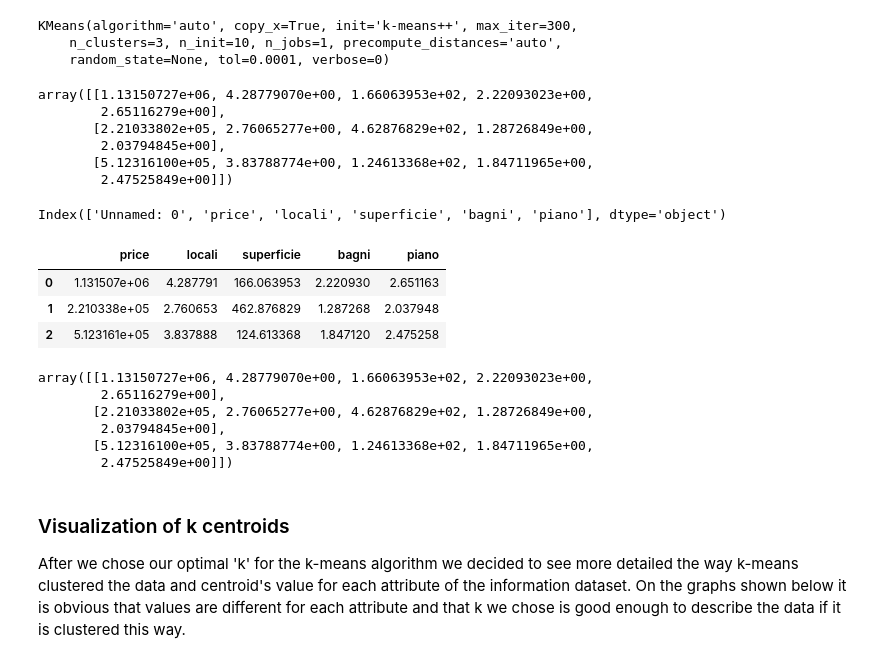
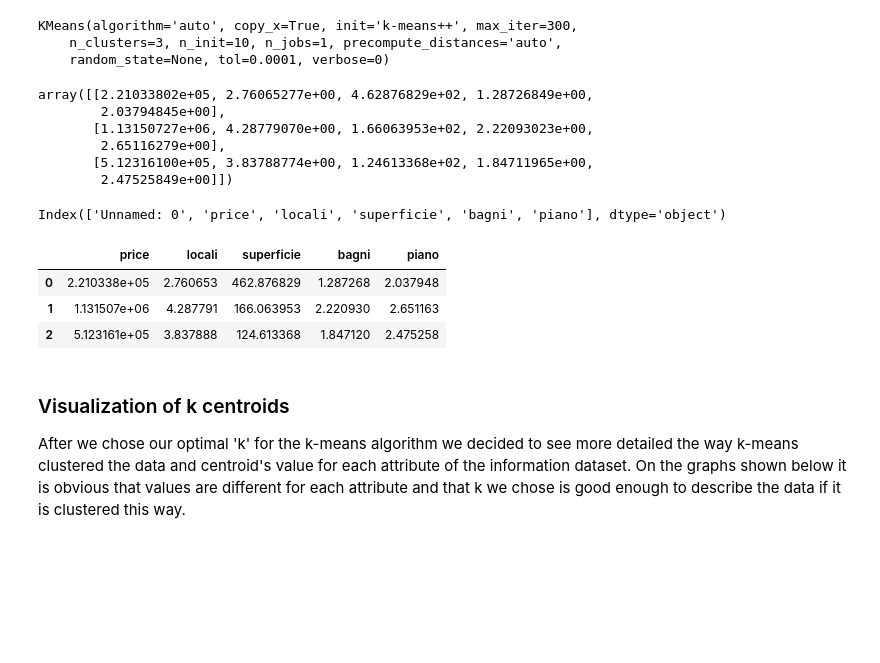
Before and after one commit to dusicastepic/ADMFourthHomework, a Jupyter notebook: Clustering part.ipynb, the cells around one changed output. Cells and saved outputs as stored; diff of their text form; code cells hidden in the pictures; blank space fills up the shorter version.

```diff
--- a/Clustering part.ipynb
+++ b/Clustering part.ipynb
@@ -450,34 +450,35 @@ That point k=3 is the optimal value for K.
 If k=3 let's see how the kmeans clustered the data and which centroids were chosen.
 # %%
 k=3
-kmeans = KMeans(n_clusters=k,init='k-means++')
-kmeans.fit(X)
+kmeans_information_ds = KMeans(n_clusters=k,init='k-means++')
+kmeans_information_ds.fit(X)
 # %% [output]
 KMeans(algorithm='auto', copy_x=True, init='k-means++', max_iter=300,
     n_clusters=3, n_init=10, n_jobs=1, precompute_distances='auto',
     random_state=None, tol=0.0001, verbose=0)
 # %%
 #centroids are:
-kmeans.cluster_centers_
+kmeans_information_ds.cluster_centers_
 # %% [output]
-array([[1.13150727e+06, 4.28779070e+00, 1.66063953e+02, 2.22093023e+00,
+array([[2.21033802e+05, 2.76065277e+00, 4.62876829e+02, 1.28726849e+00,
+        2.03794845e+00],
+       [1.13150727e+06, 4.28779070e+00, 1.66063953e+02, 2.22093023e+00,
         2.65116279e+00],
-       [2.21033802e+05, 2.76065277e+00, 4.62876829e+02, 1.28726849e+00,
-        2.03794845e+00],
        [5.12316100e+05, 3.83788774e+00, 1.24613368e+02, 1.84711965e+00,
         2.47525849e+00]])
 # %%
 #labels assigned to each data point
-labels=kmeans.labels_
+labels_information_ds=kmeans_information_ds.labels_
+centers_information_ds = np.array(kmeans.cluster_centers_)
 # %%
 information_dataset.columns
 # %% [output]
 Index(['Unnamed: 0', 'price', 'locali', 'superficie', 'bagni', 'piano'], dtype='object')
 # %%
-cluster_representatives=pd.DataFrame(kmeans.cluster_centers_, columns= information_dataset.columns[1:])
+cluster_representatives=pd.DataFrame(centers_information_ds, columns= information_dataset.columns[1:])
 cluster_representatives
 # %% [output]
 |  | price | locali | superficie | bagni | piano |
-| 0 | 1.131507e+06 | 4.287791 | 166.063953 | 2.220930 | 2.651163 |
-| 1 | 2.210338e+05 | 2.760653 | 462.876829 | 1.287268 | 2.037948 |
+| 0 | 2.210338e+05 | 2.760653 | 462.876829 | 1.287268 | 2.037948 |
+| 1 | 1.131507e+06 | 4.287791 | 166.063953 | 2.220930 | 2.651163 |
 | 2 | 5.123161e+05 | 3.837888 | 124.613368 | 1.847120 | 2.475258 |
@@ -486,12 +485,3 @@ centers = np.array(kmeans.cluster_centers_)
-# %%
-centers
-# %% [output]
-array([[1.13150727e+06, 4.28779070e+00, 1.66063953e+02, 2.22093023e+00,
-        2.65116279e+00],
-       [2.21033802e+05, 2.76065277e+00, 4.62876829e+02, 1.28726849e+00,
-        2.03794845e+00],
-       [5.12316100e+05, 3.83788774e+00, 1.24613368e+02, 1.84711965e+00,
-        2.47525849e+00]])
 # %% [markdown]
 ### Visualization of k centroids
 
```
Also changed, not shown: parts of 10 cells of this notebook.
